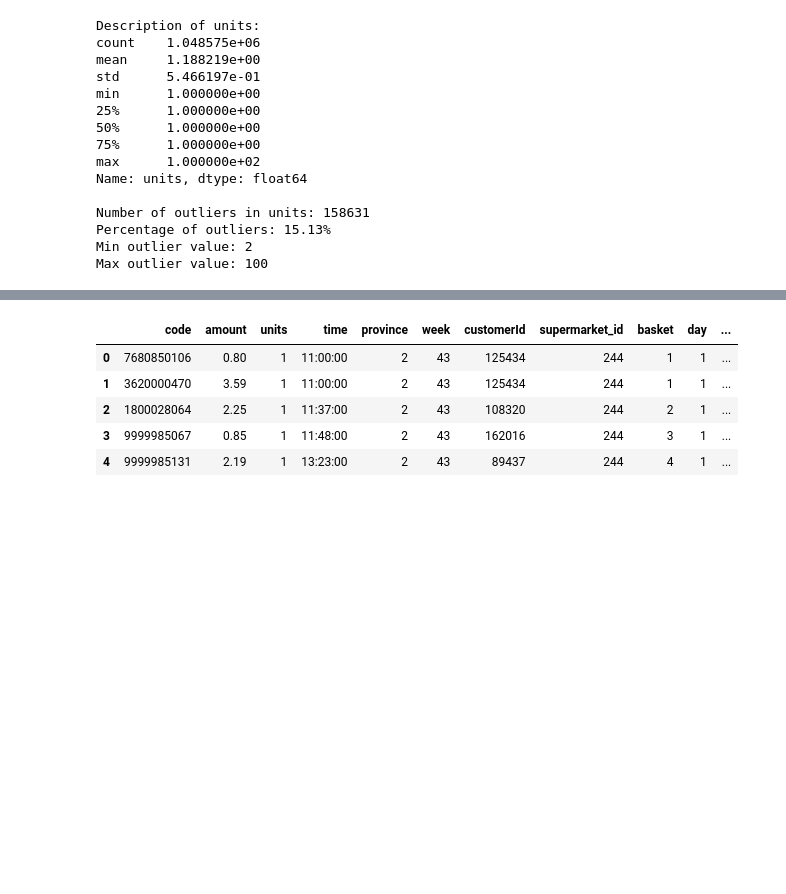
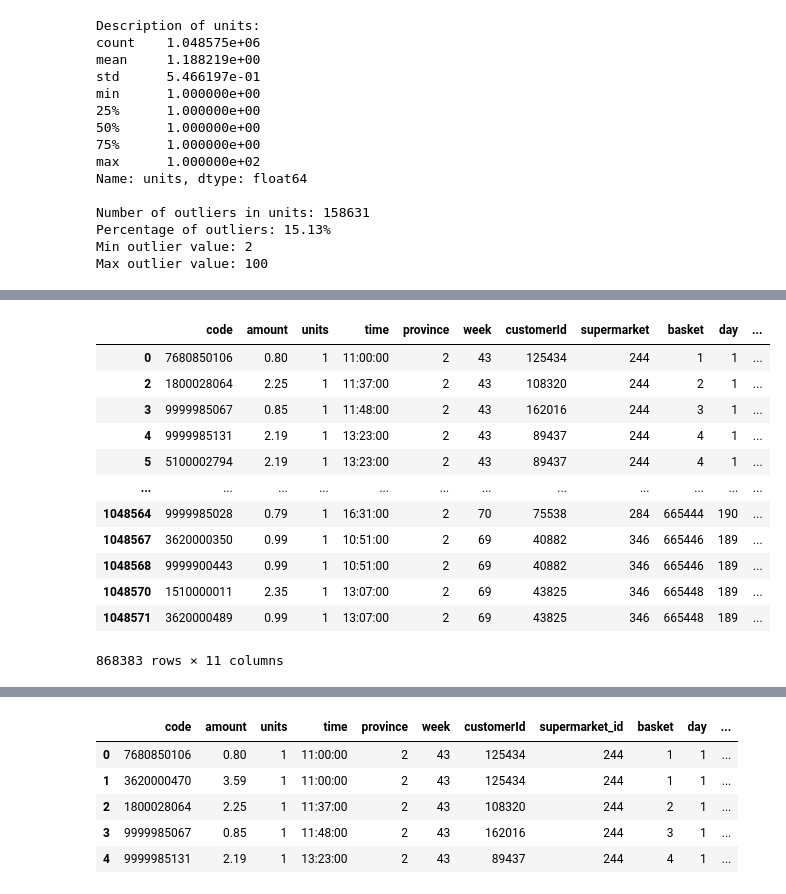
Before and after one commit to Kusalani/Sales-and-Promotions-Analysis, a Jupyter notebook: models/Data preparation.ipynb, the cells around one changed output, grey strips where cells are left out. Cells and saved outputs as stored; diff of their text form; code cells hidden in the pictures; blank space fills up the shorter version.

```diff
--- a/models/Data preparation.ipynb
+++ b/models/Data preparation.ipynb
@@ -355,0 +378,17 @@ Removed 0 rows (0.00% of data)
+# %%
+sales_df= sales_df[sales_df['amount']<= 3.5]
+sales_df
+# %% [output]
+|  | code | amount | units | time | province | week | customerId | supermarket | basket | day | ... |
+| 0 | 7680850106 | 0.80 | 1 | 11:00:00 | 2 | 43 | 125434 | 244 | 1 | 1 | ... |
+| 2 | 1800028064 | 2.25 | 1 | 11:37:00 | 2 | 43 | 108320 | 244 | 2 | 1 | ... |
+| 3 | 9999985067 | 0.85 | 1 | 11:48:00 | 2 | 43 | 162016 | 244 | 3 | 1 | ... |
+| 4 | 9999985131 | 2.19 | 1 | 13:23:00 | 2 | 43 | 89437 | 244 | 4 | 1 | ... |
+| 5 | 5100002794 | 2.19 | 1 | 13:23:00 | 2 | 43 | 89437 | 244 | 4 | 1 | ... |
+| ... | ... | ... | ... | ... | ... | ... | ... | ... | ... | ... | ... |
+| 1048564 | 9999985028 | 0.79 | 1 | 16:31:00 | 2 | 70 | 75538 | 284 | 665444 | 190 | ... |
+| 1048567 | 3620000350 | 0.99 | 1 | 10:51:00 | 2 | 69 | 40882 | 346 | 665446 | 189 | ... |
+| 1048568 | 9999900443 | 0.99 | 1 | 10:51:00 | 2 | 69 | 40882 | 346 | 665446 | 189 | ... |
+| 1048570 | 1510000011 | 2.35 | 1 | 13:07:00 | 2 | 69 | 43825 | 346 | 665448 | 189 | ... |
+| 1048571 | 3620000489 | 0.99 | 1 | 13:07:00 | 2 | 69 | 43825 | 346 | 665448 | 189 | ... |
+868383 rows × 11 columns
```
Also changed, not shown: parts of 11 cells of this notebook.
